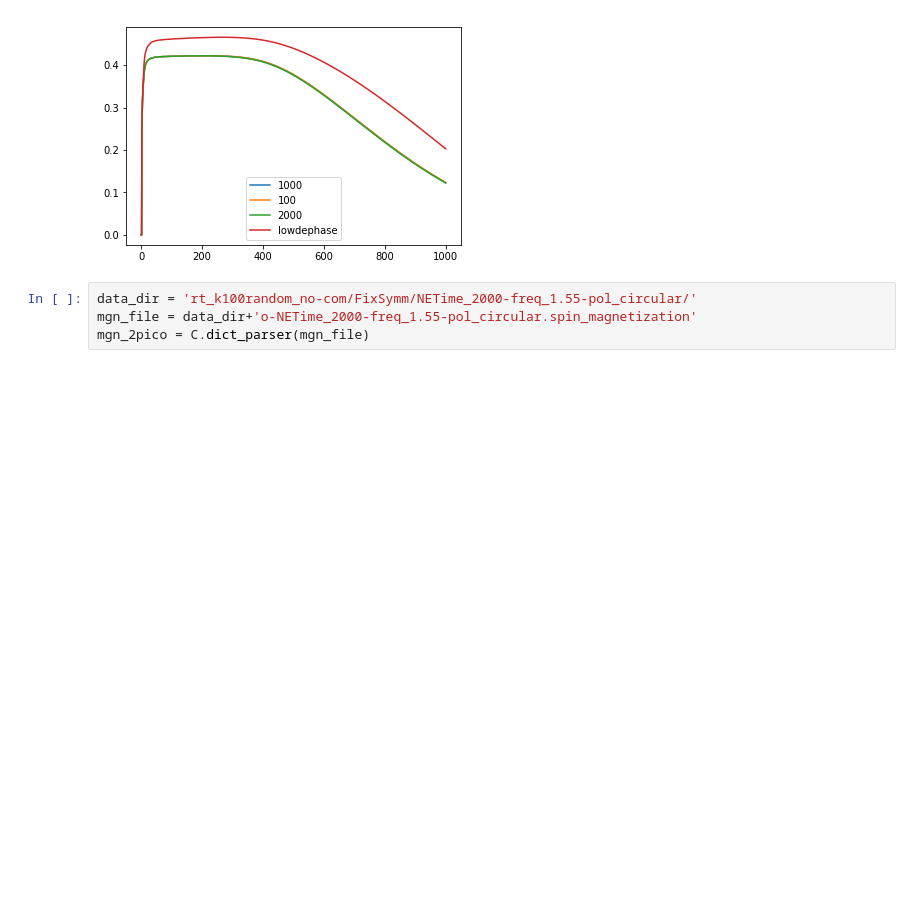
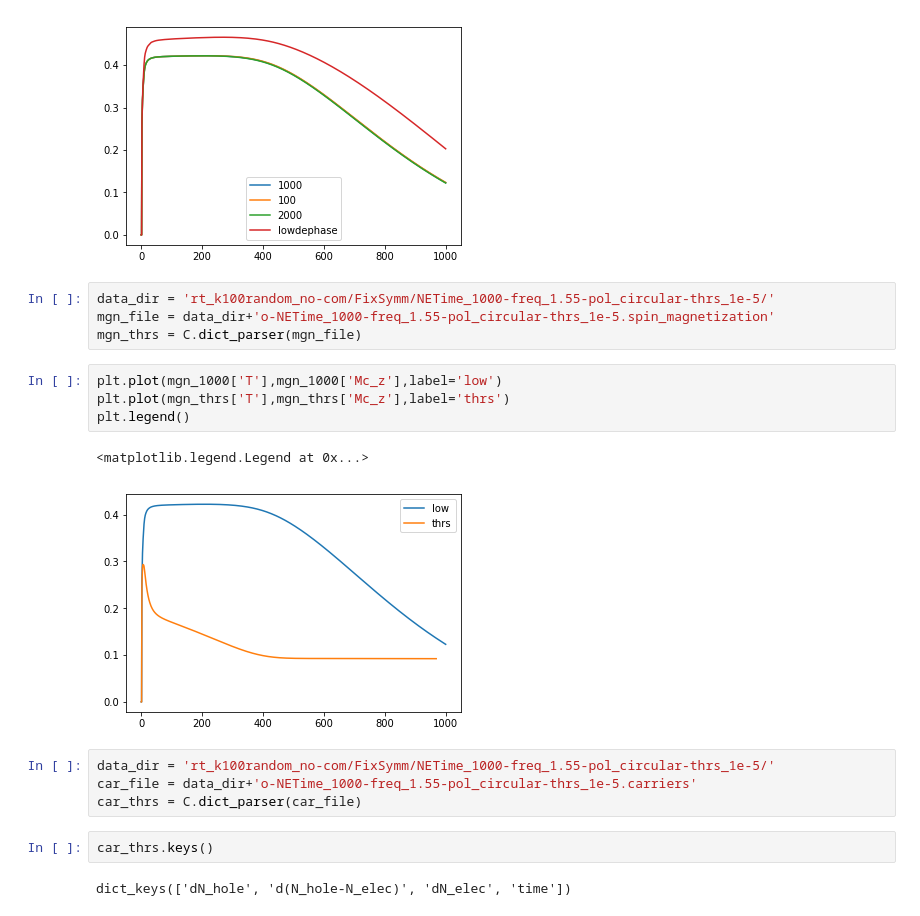
Before and after one commit to marcodalessandro76/Generation-and-decay-of-the-degree-of-spin-polarization-in-GaAs, a Jupyter notebook: Spin_polarization_TD_analysis.ipynb, the cells around one changed output. Drawn from its saved outputs; the diff is of its cells as text; blank space fills up the shorter version.

```diff
--- a/Spin_polarization_TD_analysis.ipynb
+++ b/Spin_polarization_TD_analysis.ipynb
@@ -98,6 +100,21 @@ plt.legend()
 <matplotlib.legend.Legend at 0x...>
 [figure]
 # %%
-data_dir = 'rt_k100random_no-com/FixSymm/NETime_2000-freq_1.55-pol_circular/'
-mgn_file = data_dir+'o-NETime_2000-freq_1.55-pol_circular.spin_magnetization'
-mgn_2pico = C.dict_parser(mgn_file)
+data_dir = 'rt_k100random_no-com/FixSymm/NETime_1000-freq_1.55-pol_circular-thrs_1e-5/'
+mgn_file = data_dir+'o-NETime_1000-freq_1.55-pol_circular-thrs_1e-5.spin_magnetization'
+mgn_thrs = C.dict_parser(mgn_file)
+# %%
+plt.plot(mgn_1000['T'],mgn_1000['Mc_z'],label='low')
+plt.plot(mgn_thrs['T'],mgn_thrs['Mc_z'],label='thrs')
+plt.legend()
+# %% [output]
+<matplotlib.legend.Legend at 0x...>
+[figure, added]
+# %%
+data_dir = 'rt_k100random_no-com/FixSymm/NETime_1000-freq_1.55-pol_circular-thrs_1e-5/'
+car_file = data_dir+'o-NETime_1000-freq_1.55-pol_circular-thrs_1e-5.carriers'
+car_thrs = C.dict_parser(car_file)
+# %%
+car_thrs.keys()
+# %% [output]
+dict_keys(['dN_hole', 'd(N_hole-N_elec)', 'dN_elec', 'time'])
```
Also changed, not shown: parts of 6 cells of this notebook, 2 other files.
